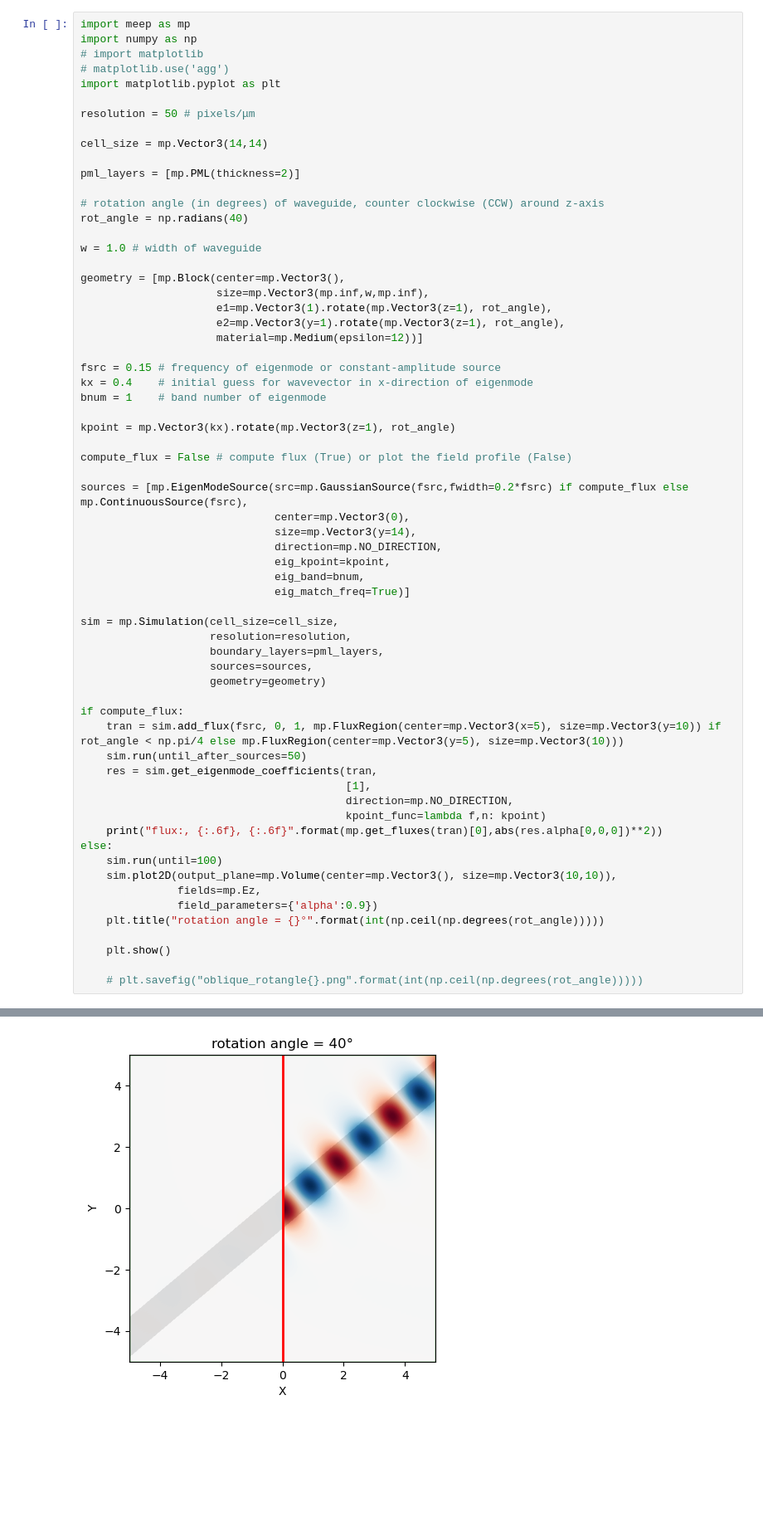
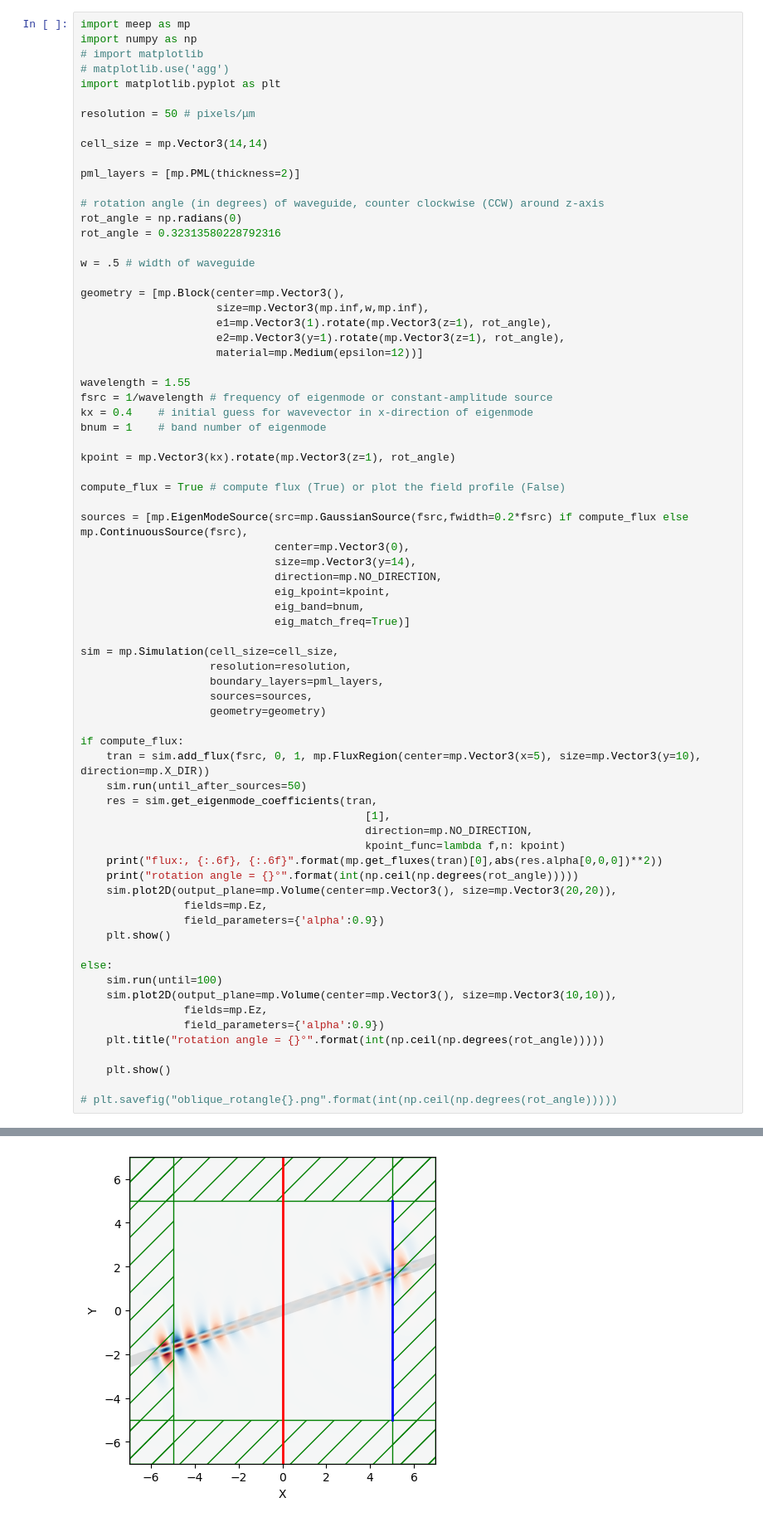
Before and after one commit to johnmihal/rit-quantum-imaging-research, a Jupyter notebook: oblique-wg.ipynb, the cells around one changed output, grey strips where cells are left out. Shown at 83% size. Cells and saved outputs as stored; diff of their text form; blank space fills up the shorter version.

```diff
--- a/oblique-wg.ipynb
+++ b/oblique-wg.ipynb
@@ -12,9 +12,10 @@ cell_size = mp.Vector3(14,14)
 pml_layers = [mp.PML(thickness=2)]
 
 # rotation angle (in degrees) of waveguide, counter clockwise (CCW) around z-axis
-rot_angle = np.radians(40)
+rot_angle = np.radians(0)
+rot_angle = 0.32313580228792316
 
-w = 1.0 # width of waveguide
+w = .5 # width of waveguide
 
 geometry = [mp.Block(center=mp.Vector3(),
                      size=mp.Vector3(mp.inf,w,mp.inf),
@@ -22,13 +23,14 @@ geometry = [mp.Block(center=mp.Vector3(),
                      e2=mp.Vector3(y=1).rotate(mp.Vector3(z=1), rot_angle),
                      material=mp.Medium(epsilon=12))]
 
-fsrc = 0.15 # frequency of eigenmode or constant-amplitude source
+wavelength = 1.55
+fsrc = 1/wavelength # frequency of eigenmode or constant-amplitude source
 kx = 0.4    # initial guess for wavevector in x-direction of eigenmode
 bnum = 1    # band number of eigenmode
 
 kpoint = mp.Vector3(kx).rotate(mp.Vector3(z=1), rot_angle)
 
-compute_flux = False # compute flux (True) or plot the field profile (False)
+compute_flux = True # compute flux (True) or plot the field profile (False)
 
 sources = [mp.EigenModeSource(src=mp.GaussianSource(fsrc,fwidth=0.2*fsrc) if compute_flux else mp.ContinuousSource(fsrc),
                               center=mp.Vector3(0),
@@ -45,23 +47,29 @@ sim = mp.Simulation(cell_size=cell_size,
                     geometry=geometry)
 
 if compute_flux:
-    tran = sim.add_flux(fsrc, 0, 1, mp.FluxRegion(center=mp.Vector3(x=5), size=mp.Vector3(y=10)) if rot_angle < np.pi/4 else mp.FluxRegion(center=mp.Vector3(y=5), size=mp.Vector3(10)))
+    tran = sim.add_flux(fsrc, 0, 1, mp.FluxRegion(center=mp.Vector3(x=5), size=mp.Vector3(y=10), direction=mp.X_DIR))
     sim.run(until_after_sources=50)
     res = sim.get_eigenmode_coefficients(tran,
-                                         [1],
-                                         direction=mp.NO_DIRECTION,
-                                         kpoint_func=lambda f,n: kpoint)
+                                            [1],
+                                            direction=mp.NO_DIRECTION,
+                                            kpoint_func=lambda f,n: kpoint)
     print("flux:, {:.6f}, {:.6f}".format(mp.get_fluxes(tran)[0],abs(res.alpha[0,0,0])**2))
+    print("rotation angle = {}°".format(int(np.ceil(np.degrees(rot_angle)))))
+    sim.plot2D(output_plane=mp.Volume(center=mp.Vector3(), size=mp.Vector3(20,20)),
+                fields=mp.Ez,
+                field_parameters={'alpha':0.9})
+    plt.show()
+
 else:
     sim.run(until=100)
     sim.plot2D(output_plane=mp.Volume(center=mp.Vector3(), size=mp.Vector3(10,10)),
-               fields=mp.Ez,
-               field_parameters={'alpha':0.9})
+                fields=mp.Ez,
+                field_parameters={'alpha':0.9})
     plt.title("rotation angle = {}°".format(int(np.ceil(np.degrees(rot_angle)))))
 
     plt.show()
 
-    # plt.savefig("oblique_rotangle{}.png".format(int(np.ceil(np.degrees(rot_angle)))))
+# plt.savefig("oblique_rotangle{}.png".format(int(np.ceil(np.degrees(rot_angle)))))
 # %% [output]
 -----------
 Initializing structure...
@@ -82,2 +90,2 @@ MPB solved for frequency_1(0.306418,0.257115,0) = 0.142756 after 21 iters
           dielectric constant epsilon diagonal = (12,12,12)
-[figure, old version]
+[figure, new version]
```
Also changed, not shown: parts of 1 cell of this notebook, 6 other files.
